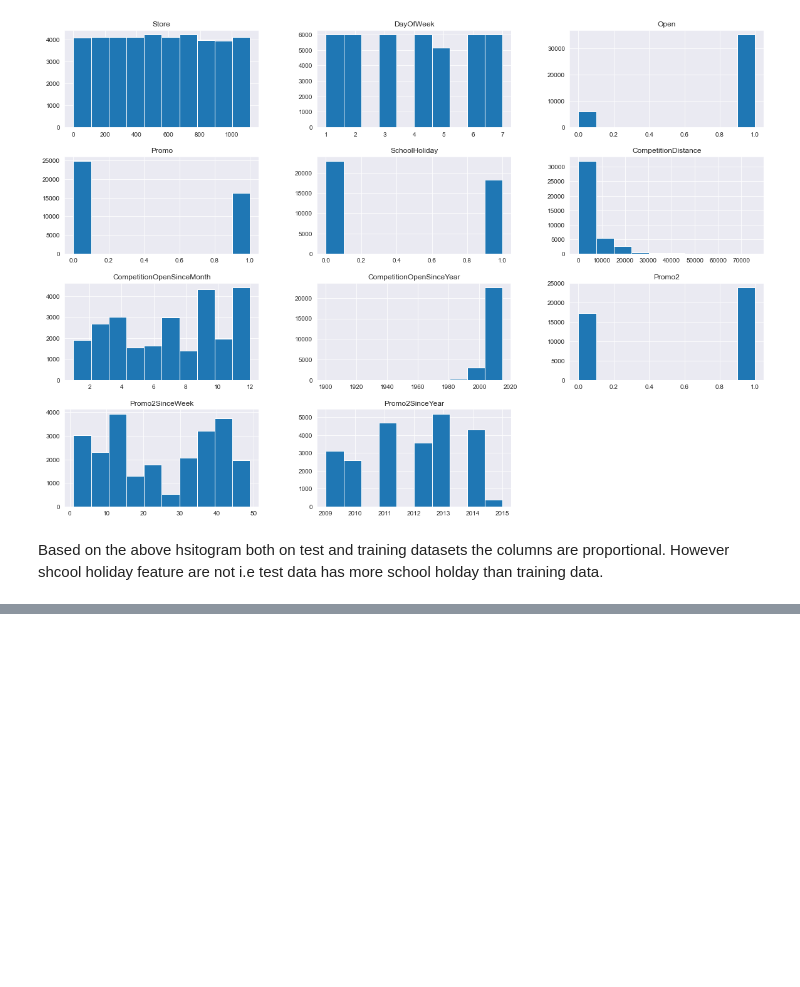
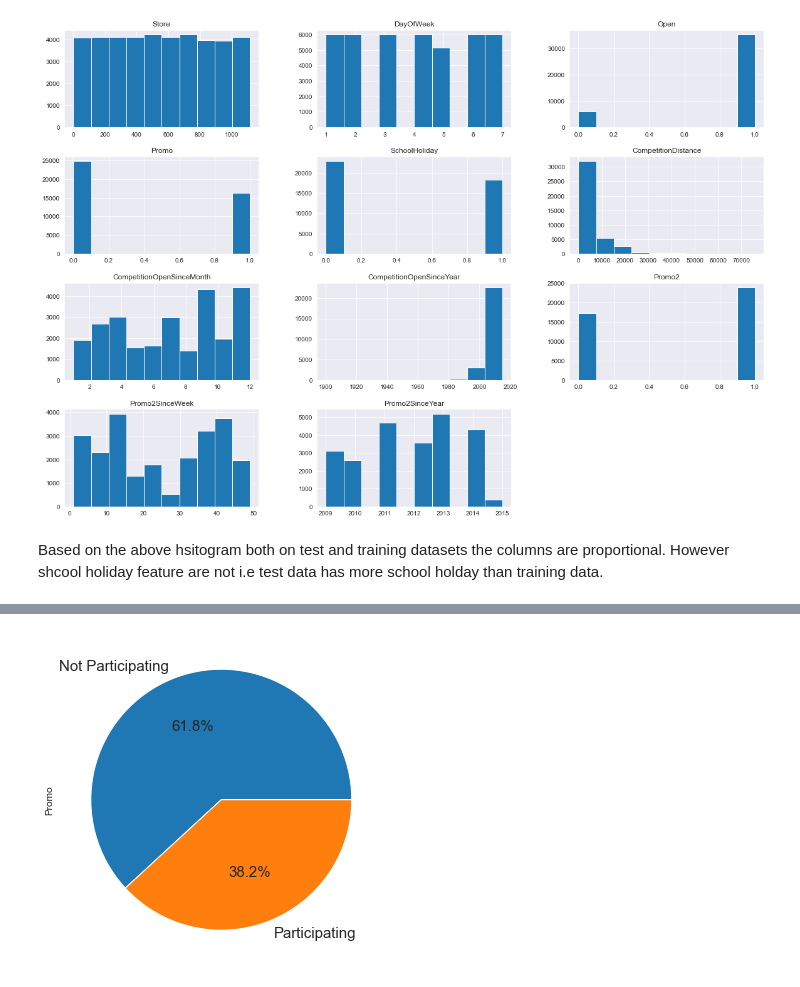
Before and after one commit to Yohanes-GR/Pharmaceutical-Sales-Forcasting, a Jupyter notebook: notebooks/EDA.ipynb, the cells around one changed output, grey strips where cells are left out. Cells and saved outputs as stored; diff of their text form; code cells hidden in the pictures; blank space fills up the shorter version.

```diff
--- a/notebooks/EDA.ipynb
+++ b/notebooks/EDA.ipynb
@@ -284,0 +324,7 @@ However shcool holiday feature are not i.e test data has more school holday than
+# %%
+fig = plt.figure(figsize=(10,6))
+ax = (train_df['Promo'].value_counts()*100.0 /len(train_df))\
+.plot.pie(autopct='%.1f%%', labels = ['Not Participating', 'Participating'],
+         fontsize=15)
+# %% [output]
+[figure, added]
```
Also changed, not shown: parts of 7 cells of this notebook.
